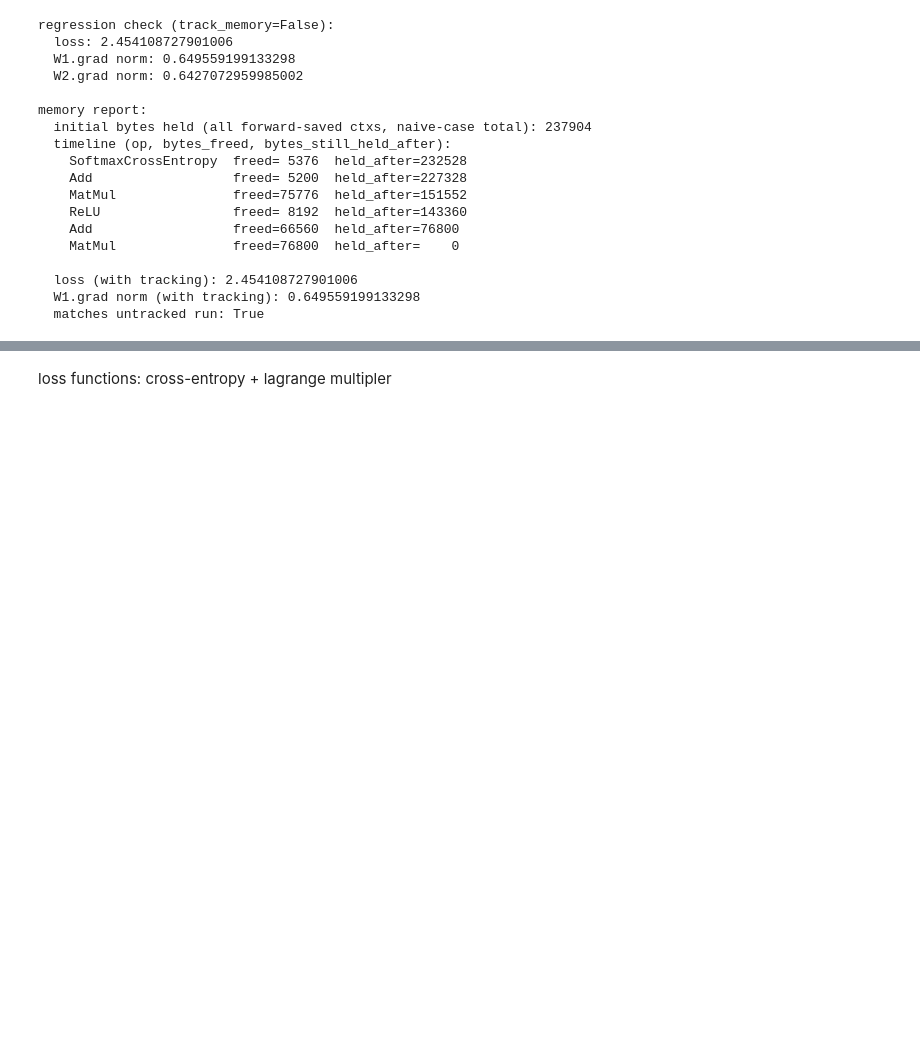
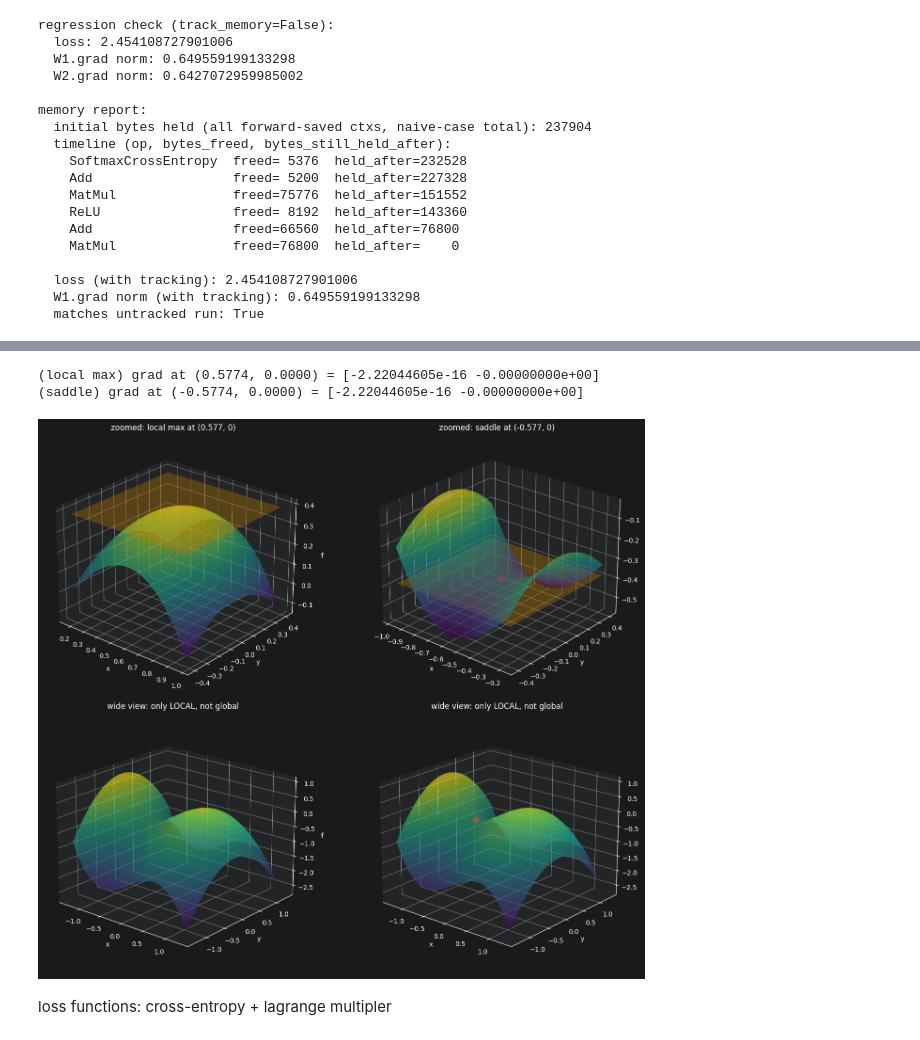
Before and after one commit to j03hoang/nlp-lab, a Jupyter notebook: notebooks/maths_review.ipynb, the cells around one changed output, grey strips where cells are left out. Cells and saved outputs as stored; diff of their text form; code cells hidden in the pictures; blank space fills up the shorter version.

```diff
--- a/notebooks/maths_review.ipynb
+++ b/notebooks/maths_review.ipynb
@@ -6034,3 +6113,45 @@ In gradient-based optimization, the Hessian provides critical information beyond
+# %%
+def tangent_plane(x, y, x0, y0):
+    g = grad_f(x0, y0)
+    return f(x0, y0) + g[0]*(x - x0) + g[1]*(y - y0)
+
+# numeric sanity check that these really are critical points
+for x0, y0, kind in crit_points:
+    print(f"({kind}) grad at ({x0:.4f}, {y0:.4f}) = {grad_f(x0, y0)}")
+
+fig = plt.figure(figsize=(15, 12))
+for i, (x0, y0, kind) in enumerate(crit_points):
+    # zoomed: local shape near the critical point
+    x = np.linspace(x0 - 0.4, x0 + 0.4, 80)
+    y = np.linspace(y0 - 0.4, y0 + 0.4, 80)
+    X, Y = np.meshgrid(x, y)
+    Z, Zt = f(X, Y), tangent_plane(X, Y, x0, y0)
+
+    ax = fig.add_subplot(2, 2, i + 1, projection='3d')
+    ax.plot_surface(X, Y, Z, alpha=0.6, cmap='viridis', edgecolor='none')
+    ax.plot_surface(X, Y, Zt, alpha=0.35, color='orange')
+    ax.scatter([x0], [y0], [f(x0, y0)], color='red', s=70, zorder=5)
+    ax.set_title(f"zoomed: {kind} at ({x0:.3f}, 0)")
+    ax.set_xlabel('x'); ax.set_ylabel('y'); ax.set_zlabel('f')
+    ax.view_init(elev=25, azim=-50)
+
+    # wide: showing this is only a LOCAL extremum
+    xw = np.linspace(-1.3, 1.3, 100)
+    yw = np.linspace(-1.3, 1.3, 100)
+    Xw, Yw = np.meshgrid(xw, yw)
+    ax2 = fig.add_subplot(2, 2, i + 3, projection='3d')
+    ax2.plot_surface(Xw, Yw, f(Xw, Yw), alpha=0.6, cmap='viridis', edgecolor='none')
+    ax2.scatter([x0], [y0], [f(x0, y0)], color='red', s=70, zorder=5)
+    ax2.set_title("wide view: only LOCAL, not global")
+    ax2.set_xlabel('x'); ax2.set_ylabel('y'); ax2.set_zlabel('f')
+    ax2.view_init(elev=20, azim=-50)
+
+plt.tight_layout()
+plt.show()
+# %% [output]
+(local max) grad at (0.5774, 0.0000) = [-2.22044605e-16 -0.00000000e+00]
+(saddle) grad at (-0.5774, 0.0000) = [-2.22044605e-16 -0.00000000e+00]
+[figure, added]
 # %% [markdown]
 loss functions: cross-entropy + lagrange multipler
 # %%
```
Also changed, not shown: parts of 7 cells of this notebook.
